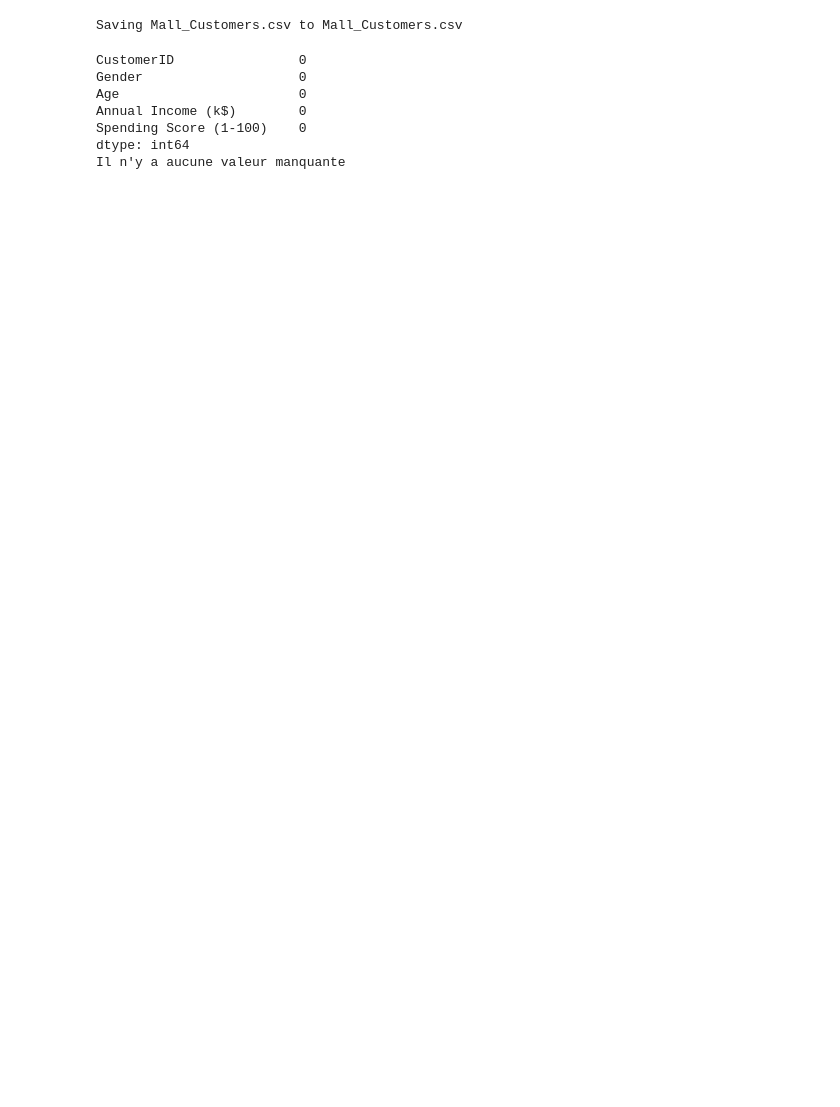
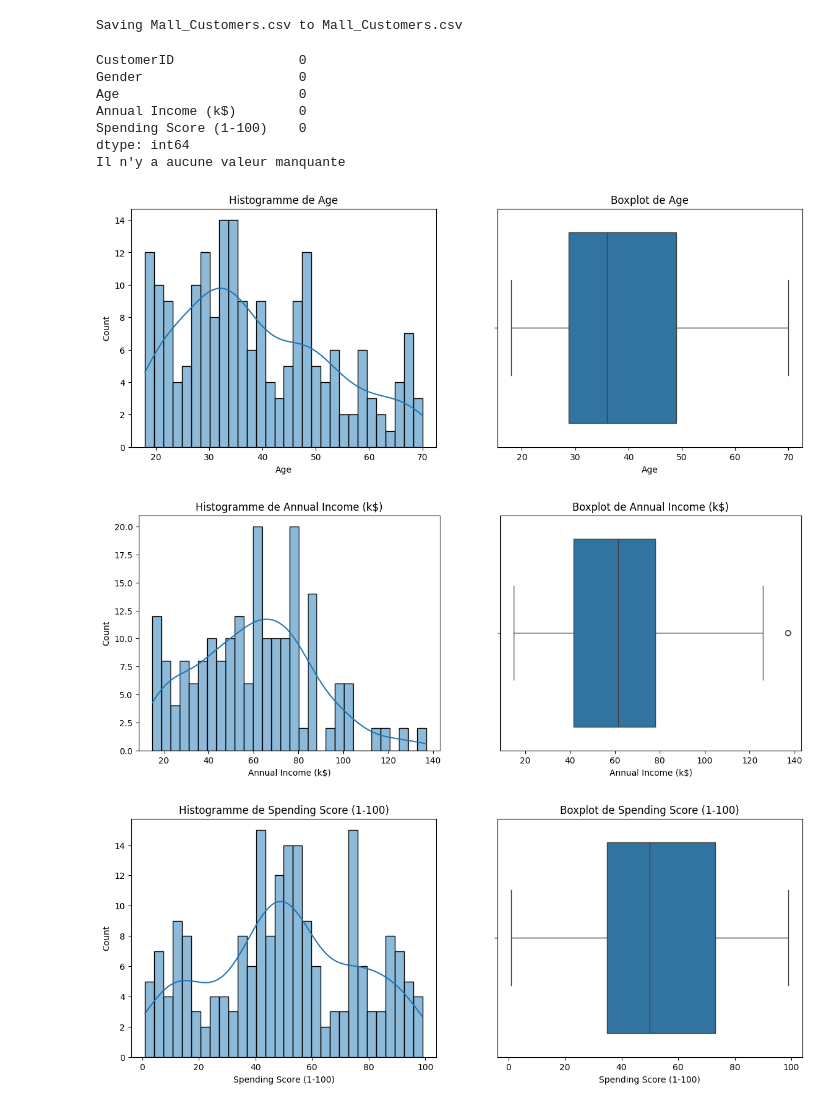
Before and after one commit to MathieuFan22/TP-ML-Mirada, a Jupyter notebook: Clustering.ipynb, the cells around one changed output. Cells and saved outputs as stored; diff of their text form; code cells hidden in the pictures; blank space fills up the shorter version.

Commit message:
EDA univariée et multivariée

```diff
--- a/Clustering.ipynb
+++ b/Clustering.ipynb
@@ -24,3 +22,27 @@ Annual Income (k$)        0
 Spending Score (1-100)    0
 dtype: int64
 Il n'y a aucune valeur manquante
+# %%
+import matplotlib.pyplot as plt
+import seaborn as sns
+
+# EDA univariée et multivariée
+# histogramme et Boxplot des variables quantitatives : age, annual income, spending score
+quantitative_vars = ['Age', 'Annual Income (k$)', 'Spending Score (1-100)']
+
+for var in quantitative_vars:
+    plt.figure(figsize=(14,5))
+
+    plt.subplot(1,2,1)
+    sns.histplot(df[var], kde=True, bins=30)
+    plt.title(f'Histogramme de {var}')
+
+    plt.subplot(1,2,2)
+    sns.boxplot(x=df[var])
+    plt.title(f'Boxplot de {var}')
+
+    plt.show()
+# %% [output]
+[figure, added]
+[figure, added]
+[figure, added]
```
Also changed, not shown: parts of 6 cells of this notebook.
